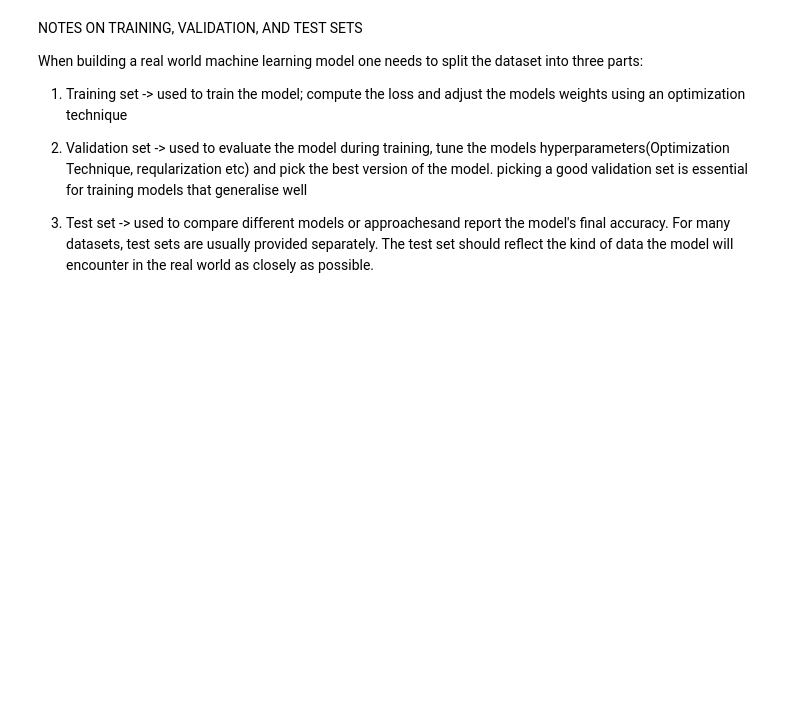
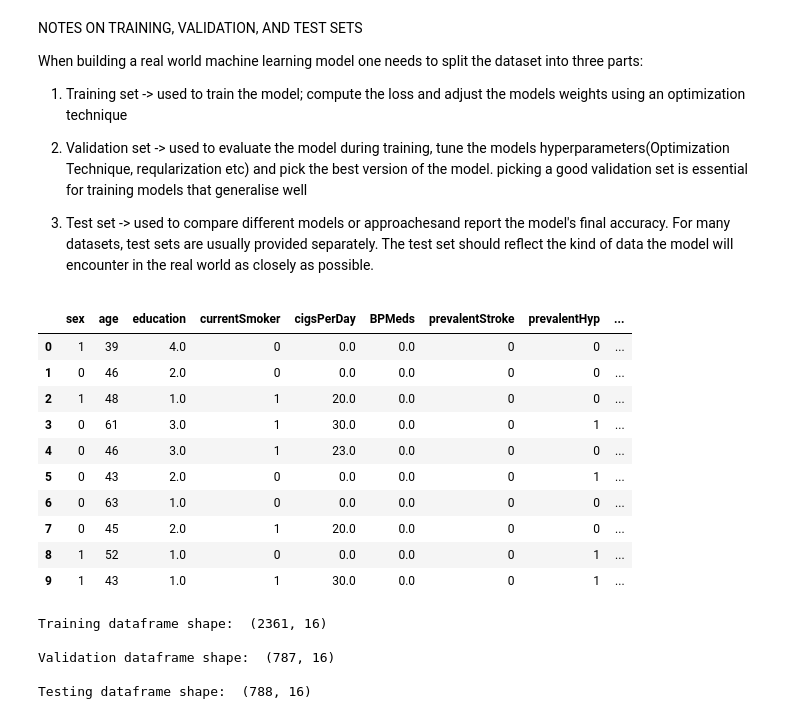
Before and after one commit to popsy-jeff/MACHINE-LEARNING-LOGISTIC-REGRESSION, a Jupyter notebook: Framingham_Logistic_Regression.ipynb, the cells around one changed output. Drawn from its saved outputs; the diff is of its cells as text; code cells hidden in the pictures; blank space fills up the shorter version.

Commit message:
Splitting the Framingham dataset into training, validation and testing datasets

```diff
--- a/Framingham_Logistic_Regression.ipynb
+++ b/Framingham_Logistic_Regression.ipynb
@@ -386,3 +385,35 @@ When building a real world machine learning model one needs to split the dataset
 2. Validation set -> used to evaluate the model during training, tune the models hyperparameters(Optimization Technique, reqularization etc) and pick the best version of the model. picking a good validation set is essential for training models that generalise well
 
 3.  Test set -> used to compare different models or approachesand report the model's final accuracy. For many datasets, test sets are usually provided separately. The test set should reflect the kind of data the model will encounter in the real world as closely as possible.
+# %%
+heart_diagnostic.head(10)
+# %% [output]
+|  | sex | age | education | currentSmoker | cigsPerDay | BPMeds | prevalentStroke | prevalentHyp | ... |
+| 0 | 1 | 39 | 4.0 | 0 | 0.0 | 0.0 | 0 | 0 | ... |
+| 1 | 0 | 46 | 2.0 | 0 | 0.0 | 0.0 | 0 | 0 | ... |
+| 2 | 1 | 48 | 1.0 | 1 | 20.0 | 0.0 | 0 | 0 | ... |
+| 3 | 0 | 61 | 3.0 | 1 | 30.0 | 0.0 | 0 | 1 | ... |
+| 4 | 0 | 46 | 3.0 | 1 | 23.0 | 0.0 | 0 | 0 | ... |
+| 5 | 0 | 43 | 2.0 | 0 | 0.0 | 0.0 | 0 | 1 | ... |
+| 6 | 0 | 63 | 1.0 | 0 | 0.0 | 0.0 | 0 | 0 | ... |
+| 7 | 0 | 45 | 2.0 | 1 | 20.0 | 0.0 | 0 | 0 | ... |
+| 8 | 1 | 52 | 1.0 | 0 | 0.0 | 0.0 | 0 | 1 | ... |
+| 9 | 1 | 43 | 1.0 | 1 | 30.0 | 0.0 | 0 | 1 | ... |
+# %%
+# SPLITTING THE heart_diagnostic DATASET INTO THE TRAINING, VALIDATION AND TESTING SECTIONS
+
+# SPLITTING IT FIRST INTO TRAINING SET AND TEST SET FIRST (80%- training and validation, 20%- testing)
+train_valid_df,  test_df = train_test_split(heart_diagnostic, test_size=0.2, random_state=42)
+
+# SPLITTING THE CUMMULATIVE TRAINING SET INTO TRAINING AND VALIDATION SETS (75%- training, 25%-validation)
+train_df, valid_df = train_test_split(train_valid_df, test_size=0.25, random_state=42)
+
+print('Training dataframe shape: ', train_df.shape, '\n')
+print('Validation dataframe shape: ', valid_df.shape, '\n')
+print('Testing dataframe shape: ', test_df.shape, '\n')
+# %% [output]
+Training dataframe shape:  (2361, 16)
+
+Validation dataframe shape:  (787, 16)
+
+Testing dataframe shape:  (788, 16)
```
Also changed, not shown: parts of 1 cell of this notebook.
